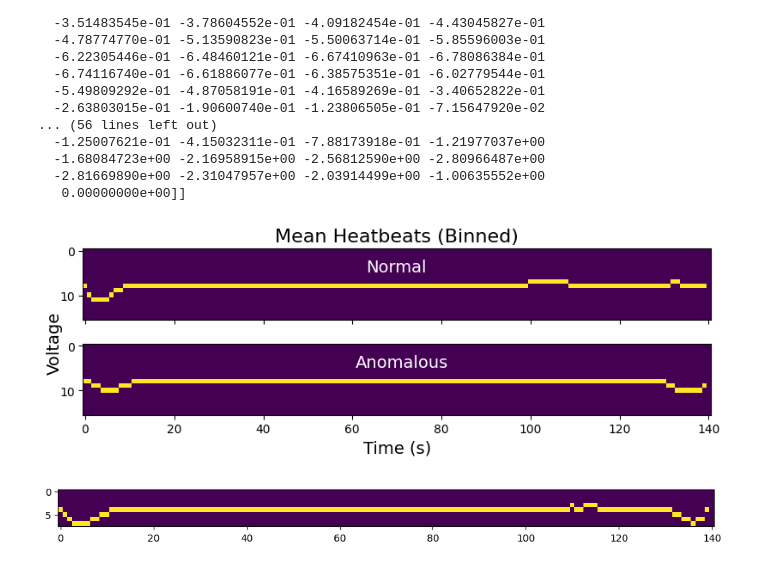
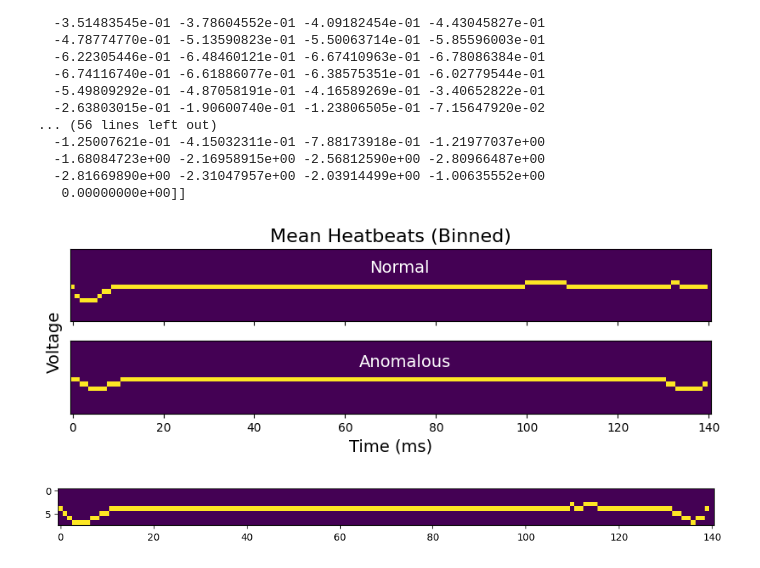
Before and after one commit to ryangitsit/slim_soens, a Jupyter notebook: experiments/ecg.ipynb, the cells around one changed output. Cells and saved outputs as stored; diff of their text form; code cells hidden in the pictures.

```diff
--- a/experiments/ecg.ipynb
+++ b/experiments/ecg.ipynb
@@ -139,39 +139,39 @@ print(mean_raw_data)
 def convert_and_plot_signal(signal):
     input_signals = np.zeros((16,141))
     for t,val in enumerate(signal):
         rnd = 16 - (int(val) + 8)
         # print(rnd)
         rnd_idx = np.clip(rnd,0,16)
         input_signals[rnd_idx][t] = 1
 
     return input_signals
 
 
 convert_and_plot_signal(mn_anom)
 convert_and_plot_signal(mn_reg)
 
 
 fig,ax = plt.subplots(2,1,figsize=(8,3), sharex=True)
 # plt.title("ECG Signals for Single Heartbeats")
 ax[0].set_title("Mean Heatbeats (Binned)",fontsize=16)
 ax[0].imshow(convert_and_plot_signal(mn_reg))
 # ax[0].legend()
-
+ax[0].set_yticks([])
 # ax[1].set_title("Pixelized  Anomalous Heatbeat",fontsize=16)
 ax[1].imshow(convert_and_plot_signal(mn_anom))
 
-
-ax[1].set_xlabel("Time (s)",fontsize=14)
-fig.text(0, 0.5, 'Voltage', va='center', rotation='vertical', fontsize=14)
+ax[1].set_yticks([])
+ax[1].set_xlabel("Time (ms)",fontsize=14)
+fig.text(-0.01, 0.5, 'Voltage', va='center', rotation='vertical', fontsize=14)
 
 fig.text(.45, 0.42, 'Anomalous', va='center', color='white', fontsize=14)
 fig.text(.465, 0.79, 'Normal', va='center', color='white', fontsize=14)
-
+# plt.subplots_adjust(left=.5)
 plt.tight_layout()
 # plt.savefig("../results/figs/ecg_binned")
 plt.show()
 # %% [output]
-[figure, old version]
+[figure, new version]
 # %%
 idx  = np.random.randint(5000)
 convert_and_plot_signal(data[idx])
```
Also changed, not shown: parts of 1 cell of this notebook, 5 other files.
